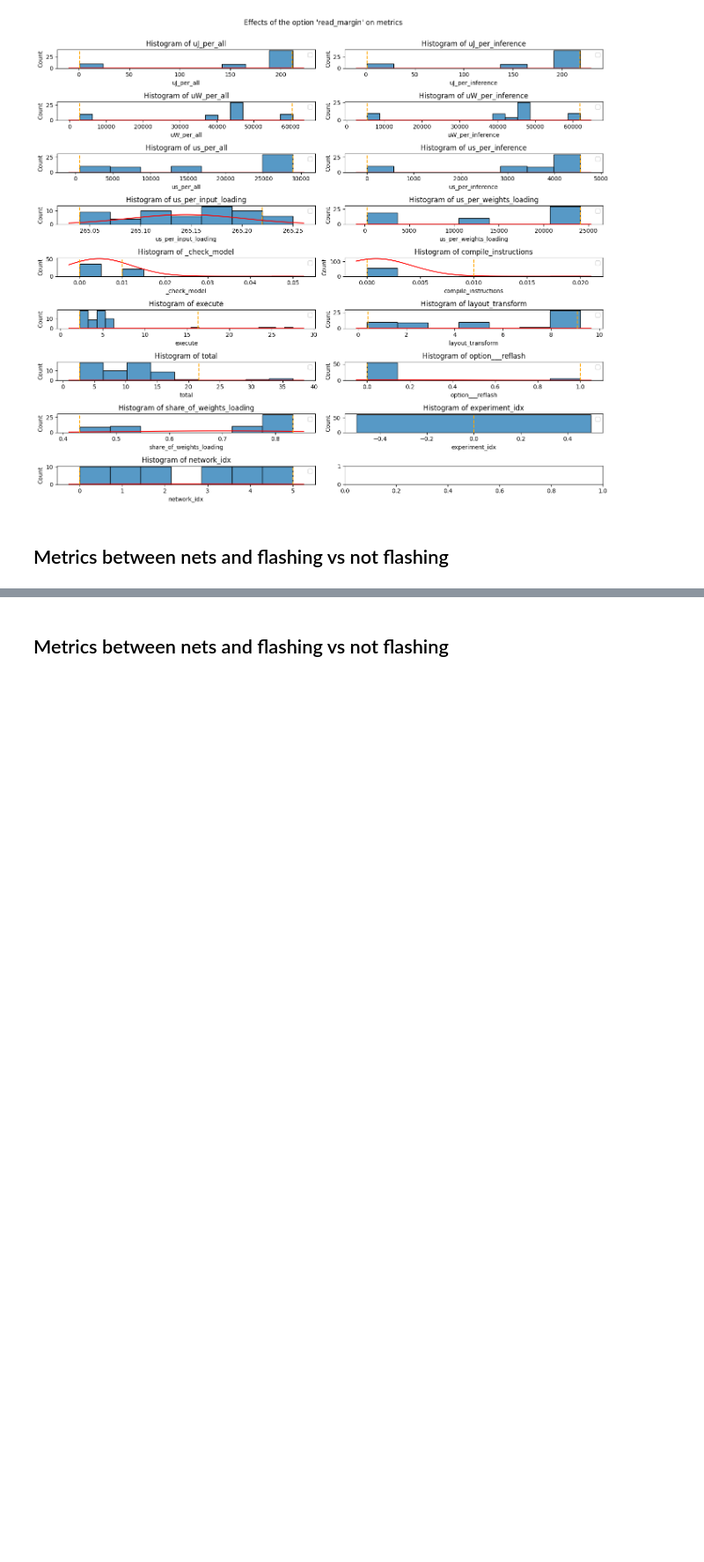
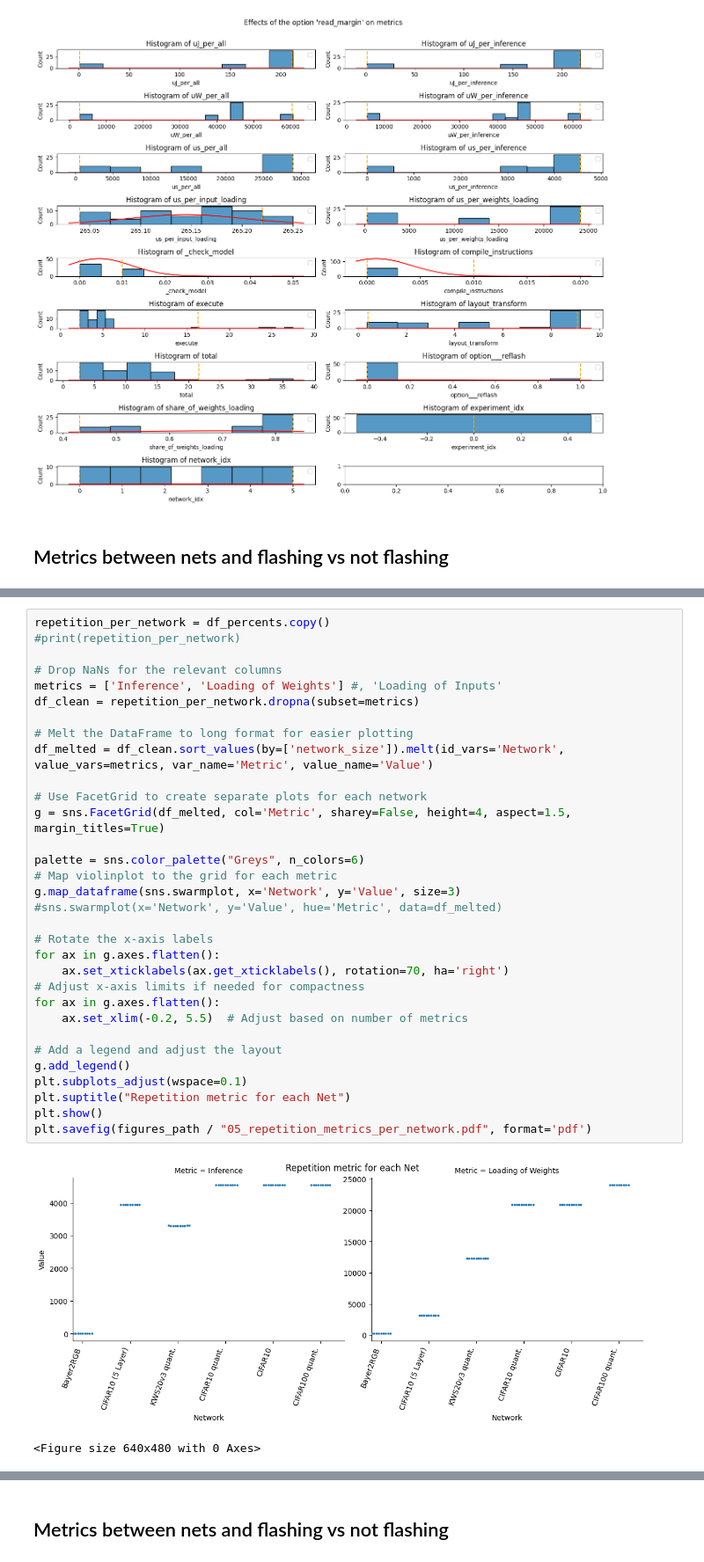
Before and after one commit to ekut-es/netdeployonnx, a Jupyter notebook: netdeployonnx/client/experiment.ipynb, the cells around one changed output, grey strips where cells are left out. Shown at 88% size. Saved outputs shown, nothing was run; the diff lists cells and outputs as text; blank space fills up the shorter version.

```diff
--- a/netdeployonnx/client/experiment.ipynb
+++ b/netdeployonnx/client/experiment.ipynb
@@ -117,0 +132,35 @@ plt.show()
+# %%
+repetition_per_network = df_percents.copy()
+#print(repetition_per_network)
+
+# Drop NaNs for the relevant columns
+metrics = ['Inference', 'Loading of Weights'] #, 'Loading of Inputs'
+df_clean = repetition_per_network.dropna(subset=metrics)
+
+# Melt the DataFrame to long format for easier plotting
+df_melted = df_clean.sort_values(by=['network_size']).melt(id_vars='Network', value_vars=metrics, var_name='Metric', value_name='Value')
+
+# Use FacetGrid to create separate plots for each network
+g = sns.FacetGrid(df_melted, col='Metric', sharey=False, height=4, aspect=1.5, margin_titles=True)
+
+palette = sns.color_palette("Greys", n_colors=6)
+# Map violinplot to the grid for each metric
+g.map_dataframe(sns.swarmplot, x='Network', y='Value', size=3)
+#sns.swarmplot(x='Network', y='Value', hue='Metric', data=df_melted)
+
+# Rotate the x-axis labels
+for ax in g.axes.flatten():
+    ax.set_xticklabels(ax.get_xticklabels(), rotation=70, ha='right')
+# Adjust x-axis limits if needed for compactness
+for ax in g.axes.flatten():
+    ax.set_xlim(-0.2, 5.5)  # Adjust based on number of metrics
+
+# Add a legend and adjust the layout
+g.add_legend()
+plt.subplots_adjust(wspace=0.1)
+plt.suptitle("Repetition metric for each Net")
+plt.show()
+plt.savefig(figures_path / "05_repetition_metrics_per_network.pdf", format='pdf')
+# %% [output]
+[figure, added]
+<Figure size 640x480 with 0 Axes>
```
Also changed, not shown: parts of 8 cells of this notebook.
